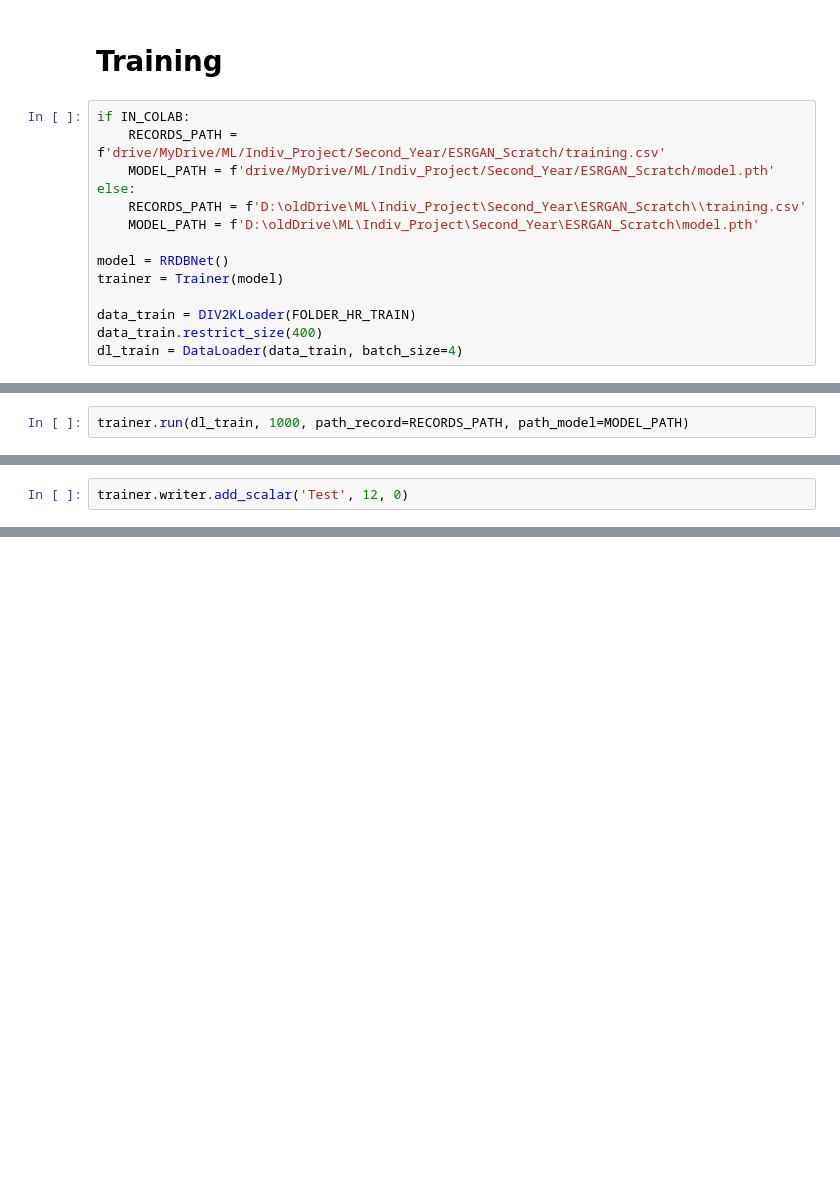
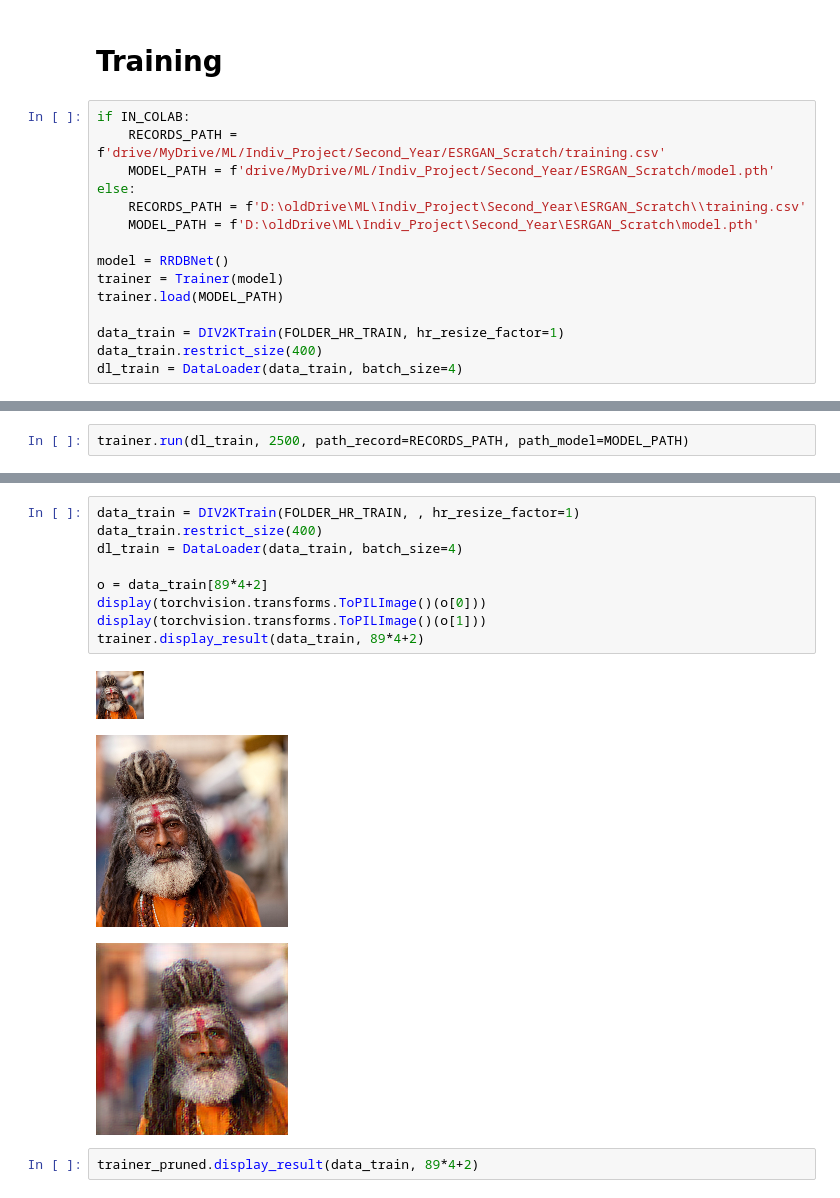
Before and after one commit to vincentbriat/Super-resolution-investigation, a Jupyter notebook: Revised_ESRGAN_from_scratch.ipynb, the cells around one changed output, grey strips where cells are left out. Saved outputs shown, nothing was run; the diff lists cells and outputs as text; blank space fills up the shorter version.

Commit message:
pursuit of training of esrgan from scratch

```diff
--- a/Revised_ESRGAN_from_scratch.ipynb
+++ b/Revised_ESRGAN_from_scratch.ipynb
@@ -374,7 +443,8 @@ else:
 
 model = RRDBNet()
 trainer = Trainer(model)
+trainer.load(MODEL_PATH)
 
-data_train = DIV2KLoader(FOLDER_HR_TRAIN)
+data_train = DIV2KTrain(FOLDER_HR_TRAIN, hr_resize_factor=1)
 data_train.restrict_size(400)
 dl_train = DataLoader(data_train, batch_size=4)
@@ -381,3 +453,3 @@ dl_train = DataLoader(data_train, batch_size=4)
 # %%
-trainer.run(dl_train, 1000, path_record=RECORDS_PATH, path_model=MODEL_PATH)
+trainer.run(dl_train, 2500, path_record=RECORDS_PATH, path_model=MODEL_PATH)
 # %% [output]
@@ -401,2 +457,0 @@ Training batch 27 with loss 0.71416
-# %%
-trainer.writer.add_scalar('Test', 12, 0)
@@ -402,0 +486,15 @@ trainer.writer.add_scalar('Test', 12, 0)
+# %%
+data_train = DIV2KTrain(FOLDER_HR_TRAIN, , hr_resize_factor=1)
+data_train.restrict_size(400)
+dl_train = DataLoader(data_train, batch_size=4)
+
+o = data_train[89*4+2]
+display(torchvision.transforms.ToPILImage()(o[0]))
+display(torchvision.transforms.ToPILImage()(o[1]))
+trainer.display_result(data_train, 89*4+2)
+# %% [output]
+[figure, added]
+[figure, added]
+[figure, added]
+# %%
+trainer_pruned.display_result(data_train, 89*4+2)
```
Also changed, not shown: parts of 12 cells of this notebook, 1 other file.
